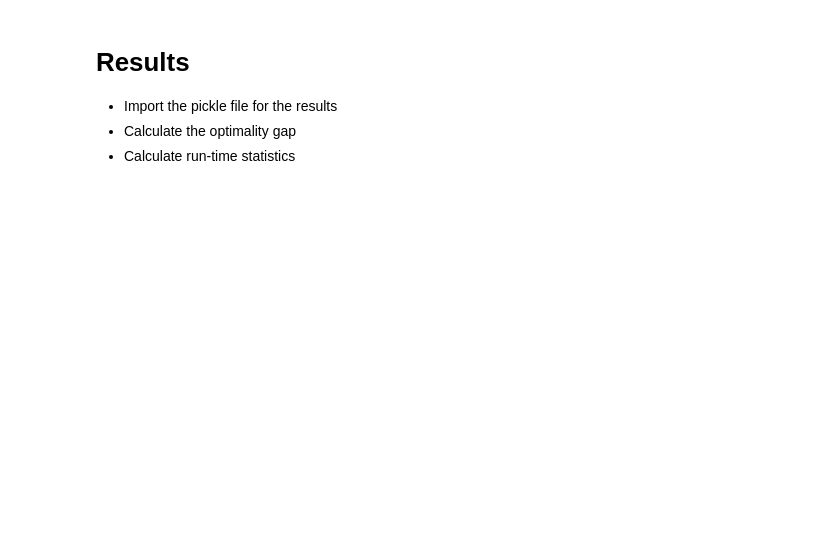
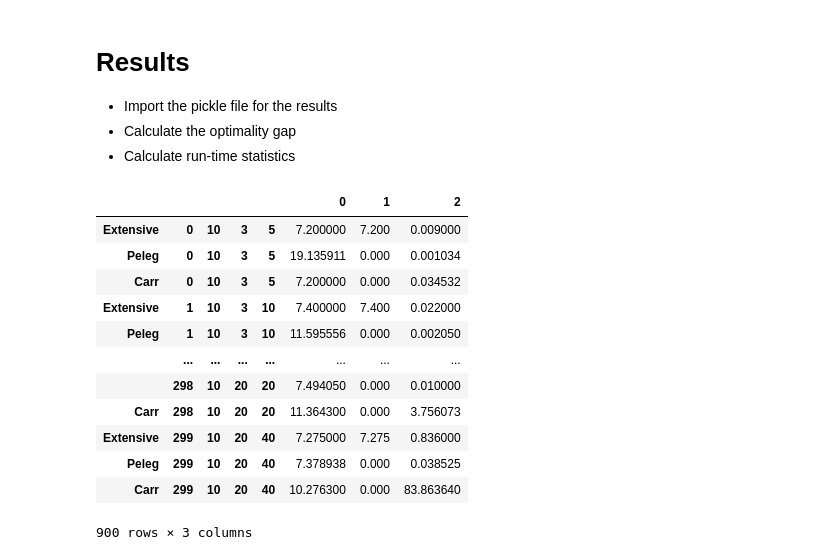
Before and after one commit to davidislip/SRBSC_APPX, a Jupyter notebook: Results - Apx.ipynb, the cells around one changed output. Cells and saved outputs as stored; diff of their text form; code cells hidden in the pictures; blank space fills up the shorter version.

```diff
--- a/Results - Apx.ipynb
+++ b/Results - Apx.ipynb
@@ -260,5 +273,7 @@ AverageNumberofRedsSeriesGrouped = pd.read_pickle("gdrive/My Drive/Colab Noteboo
 # %%
-trial = 0
+from IPython.display import clear_output
+
+#trial = 0
 multiplier = 2
 
 for N, Scenarios in product(set_sizes, scenario_sizes):
@@ -282,11 +297,10 @@ for N, Scenarios in product(set_sizes, scenario_sizes):
 
   ##exact soln alg on the original problem
   (SelectedReds, SelectedSets,
-  SolnEdges, ObjVal, ObjBound, RunTime, vals_y, vals_x) = DeterministicRedBlue(ExtensiveReds, ExtensiveBlues,
+  SolnEdges, ObjVal, ObjBound, RunTime) = DeterministicRedBlue(ExtensiveReds, ExtensiveBlues,
                                                                 ScenarioFormSets, ExtensiveRedsWeights,
-                                                                LIMIT, output = False, testing = True,
+                                                                LIMIT, output = True, testing = True,
                                                                mipgap = mipgaptol,
-                                                               Relax = False,
                                                                env = e)
 
   Results[('Extensive', trial, n_elem,N,Scenarios)] = [ObjVal, ObjBound, RunTime]  #add to the results dictionary
@@ -304,25 +318,22 @@ for N, Scenarios in product(set_sizes, scenario_sizes):
 
   ##approximation alg using LP on the original problem
   # ##approximation alg using LP on the augmented problem
-  AugScenarioFormSets, b_count, smallest_augmented_sets_containingb = FormAugmentedProblem(ExtensiveReds, ExtensiveBlues, ScenarioFormSets, ExtensiveRedsWeights)
+  # AugScenarioFormSets, b_count, smallest_augmented_sets_containingb = FormAugmentedProblem(ExtensiveReds, ExtensiveBlues, ScenarioFormSets)
+
+  AugScenarioFormSets = FormAugmentedProblem(ExtensiveReds, ExtensiveBlues, ScenarioFormSets)
 
   start = time.time()
   (SelectedReds, SelectedSets,
-  SolnEdges, ObjVal, ObjBound, RunTime, vals_y, vals_x) = DeterministicRedBlue(ExtensiveReds, ExtensiveBlues,
-                                                                ScenarioFormSets, ExtensiveRedsWeights,
-                                                                LIMIT, output = False, testing = True,
-                                                               mipgap = mipgaptol,
-                                                               Relax = True,
-                                                               env = e)
+  SolnEdges, vals_y, vals_x) = DeterministicRedBlueAugmented(ExtensiveReds, ExtensiveBlues,
+                                                                                        AugScenarioFormSets, Relax=True, Weights=ExtensiveRedsWeights, output=True, q=None, env=e)
 
-  Wgt = CarrApproximationAlgorithm(ExtensiveReds,
-                                                ExtensiveBlues,
-                                                vals_y,
-                                                AugScenarioFormSets,
-                                                b_count,
-                                                ExtensiveRedsWeights,
-                                                smallest_augmented_sets_containingb)
+  SelectedReds, SelectedAugSets, SolnEdges = CarrApproximationAlgorithm(ExtensiveReds,
+                                                  ExtensiveBlues,
+                                                  AugScenarioFormSets,
+                                                  vals_y)
   end = time.time()
+  Wgt = sum(ExtensiveRedsWeights[t] for t in SelectedReds)
+
   print("Carr ", Wgt)
   Results[('Carr', trial, n_elem, N, Scenarios)] = [Wgt, 0 , end-start] #add to results dictionary
 
@@ -330,12 +341,31 @@ for N, Scenarios in product(set_sizes, scenario_sizes):
   trial = trial + 1
 
   print("Completed instance defined by Nelem, N, Scenarios", (n_elem,N,Scenarios))
-  with open("gdrive/My Drive/Colab Notebooks/RBSC/data/appx_results_d2_2023_"+ str(N)+".pkl", 'wb') as fp:
+  with open("data/appx_results_d2_2023_"+ str(N)+".pkl", 'wb') as fp:
     pkl.dump(Results, fp);
+    pd.DataFrame(Results).T.to_csv("results.csv")
+
+  clear_output(wait = False)
 # %% [markdown]
 # Results
 
 * Import the pickle file for the results
 * Calculate the optimality gap
 * Calculate run-time statistics
+# %%
+pd.DataFrame(Results).T
+# %% [output]
+|  |  |  |  |  | 0 | 1 | 2 |
+| Extensive | 0 | 10 | 3 | 5 | 7.200000 | 7.200 | 0.009000 |
+| Peleg | 0 | 10 | 3 | 5 | 19.135911 | 0.000 | 0.001034 |
+| Carr | 0 | 10 | 3 | 5 | 7.200000 | 0.000 | 0.034532 |
+| Extensive | 1 | 10 | 3 | 10 | 7.400000 | 7.400 | 0.022000 |
+| Peleg | 1 | 10 | 3 | 10 | 11.595556 | 0.000 | 0.002050 |
+|  | ... | ... | ... | ... | ... | ... | ... |
+|  | 298 | 10 | 20 | 20 | 7.494050 | 0.000 | 0.010000 |
+| Carr | 298 | 10 | 20 | 20 | 11.364300 | 0.000 | 3.756073 |
+| Extensive | 299 | 10 | 20 | 40 | 7.275000 | 7.275 | 0.836000 |
+| Peleg | 299 | 10 | 20 | 40 | 7.378938 | 0.000 | 0.038525 |
+| Carr | 299 | 10 | 20 | 40 | 10.276300 | 0.000 | 83.863640 |
+900 rows × 3 columns
 # %%
```
Also changed, not shown: parts of 16 cells of this notebook, 14 other files.
